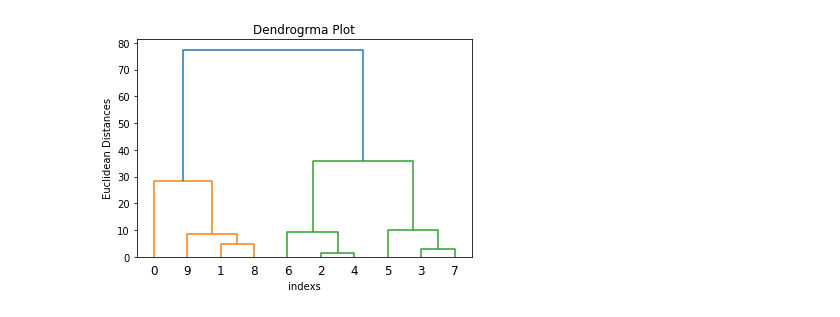
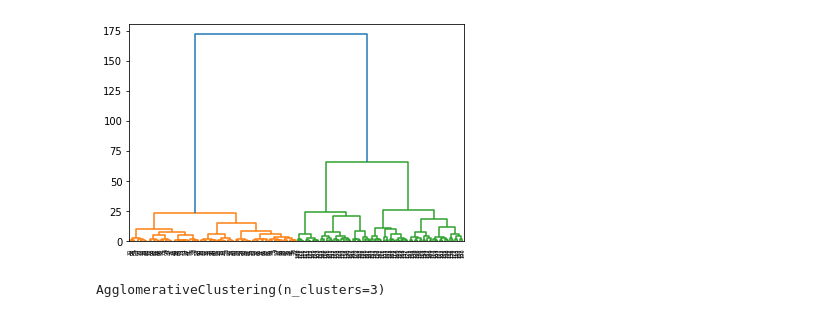
Before and after one commit to SunnyDahitJ/ML-programs, a Jupyter notebook: lab_5_ml.ipynb, the cells around one changed output. Drawn from its saved outputs; the diff is of its cells as text; code cells hidden in the pictures.

```diff
--- a/lab_5_ml.ipynb
+++ b/lab_5_ml.ipynb
@@ -31,12 +11,20 @@ X , y = feature, label
+# %%
+df = pd.read_csv("Crop_recommendation.csv")
+
+data = df.iloc[: , 3:5]
+data
+datas=data[:200]
 # %%
-dendro = shc.dendrogram(shc.linkage(cop, method="ward"))
-plt.title("Dendrogrma Plot")
-plt.ylabel("Euclidean Distances")
-plt.xlabel("indexs")
+cluster = shc.linkage(datas, method="ward")
+shc.dendrogram(Z=cluster)
+# plt.title("Dendrogram Plot using ward")
+# plt.ylabel("Euclidean Distances")
+# plt.xlabel("indexs")
 plt.show()
 # %% [output]
-[figure, old version]
+[figure, new version]
 # %%
-hc = AgglomerativeClustering(n_clusters = 3, affinity="euclidean", linkage="ward")
-
-y_pred= hc.fit_predict(coup)
+model = AgglomerativeClustering(n_clusters=3, linkage="ward")
+model.fit(datas)
+# %% [output]
+AgglomerativeClustering(n_clusters=3)
```
Also changed, not shown: parts of 7 cells of this notebook.
